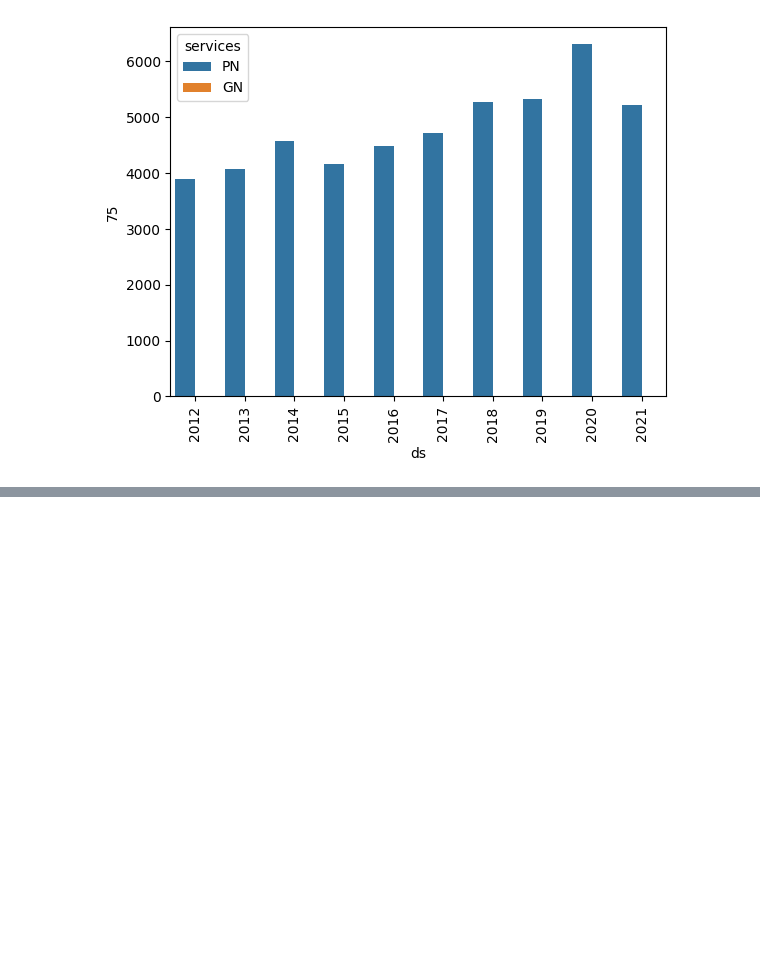
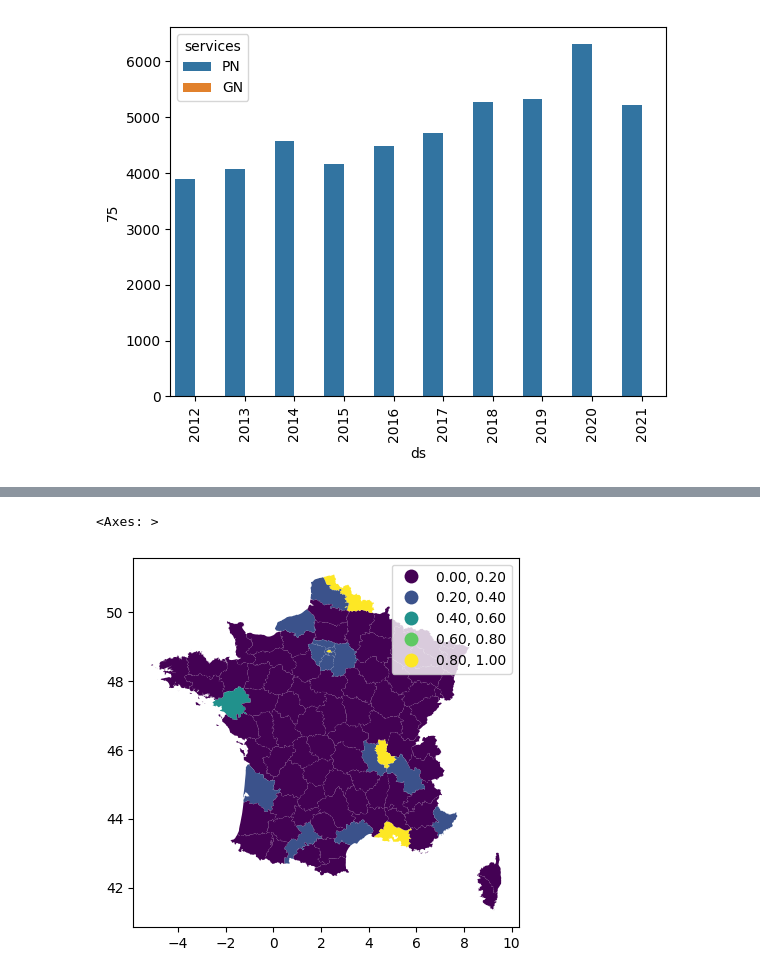
Before and after one commit to LoicLeguille/crimes-delits, a Jupyter notebook: main.ipynb, the cells around one changed output, grey strips where cells are left out. Drawn from its saved outputs; the diff is of its cells as text; code cells hidden in the pictures; blank space fills up the shorter version.

```diff
--- a/main.ipynb
+++ b/main.ipynb
@@ -223,6 +235,9 @@ arma_rmse, r2_arma = 0, 0
 sma_rmse, r2_sma = 0, 0
 ema_rmse, r2_ema = 0, 0
 mlp_rmse, r2_mlp = 0, 0
+geo_def_pred = gpd.read_file(Constant.GEOJSON_FILE)
+geo_def_pred['Services PN 2021'] = np.int_
+
 for dept in tqdm(df_train.drop(['services', 'y'], axis=1).columns) :
     y = df_train[dept].astype(int)
     arima_model = ARIMA(y, order = (1, 2, 2))
@@ -259,6 +274,8 @@ for dept in tqdm(df_train.drop(['services', 'y'], axis=1).columns) :
     mlp_rmse += np.sqrt(mean_squared_error(df_test[dept].values, y_pred_mlp))
     r2_mlp += r2_score(df_test["y"].values, y_pred_mlp)
 
+    geo_def_pred.loc[geo_def_pred.index[geo_def_pred['code'] == dept], 'Services PN 2021'] = y_pred_ema[0]
+
 log.info("ARIMA RMSE: %s, ARIMA R²: %s", arma_rmse / len(df_train.drop(['services', 'y'], axis=1).columns), r2_arma / len(df_train.drop(['services', 'y'], axis=1).columns))
 log.info("SMA RMSE: %s, SMA R²: %s", sma_rmse / len(df_train.drop(['services', 'y'], axis=1).columns), r2_sma / len(df_train.drop(['services', 'y'], axis=1).columns))
 log.info("EMA RMSE: %s, EMA R²: %s", ema_rmse / len(df_train.drop(['services', 'y'], axis=1).columns), r2_ema / len(df_train.drop(['services', 'y'], axis=1).columns))
@@ -271,3 +288,10 @@ log.info("MLP RMSE: %s, MLP R²: %s", mlp_rmse / len(df_train.drop(['services',
+# %%
+geo_def_pred['Services PN 2021'] /= geo_def_pred['Services PN 2021'].max()
+# %%
+geo_def_pred.plot(column='Services PN 2021', legend=True, scheme="prettybreaks")
+# %% [output]
+<Axes: >
+[figure, added]
 # %%
 log.debug('End')
 log.info('Finished successfully in %.2fs', time.time() - starting_time)
```
Also changed, not shown: parts of 6 cells of this notebook, 1 other file.
